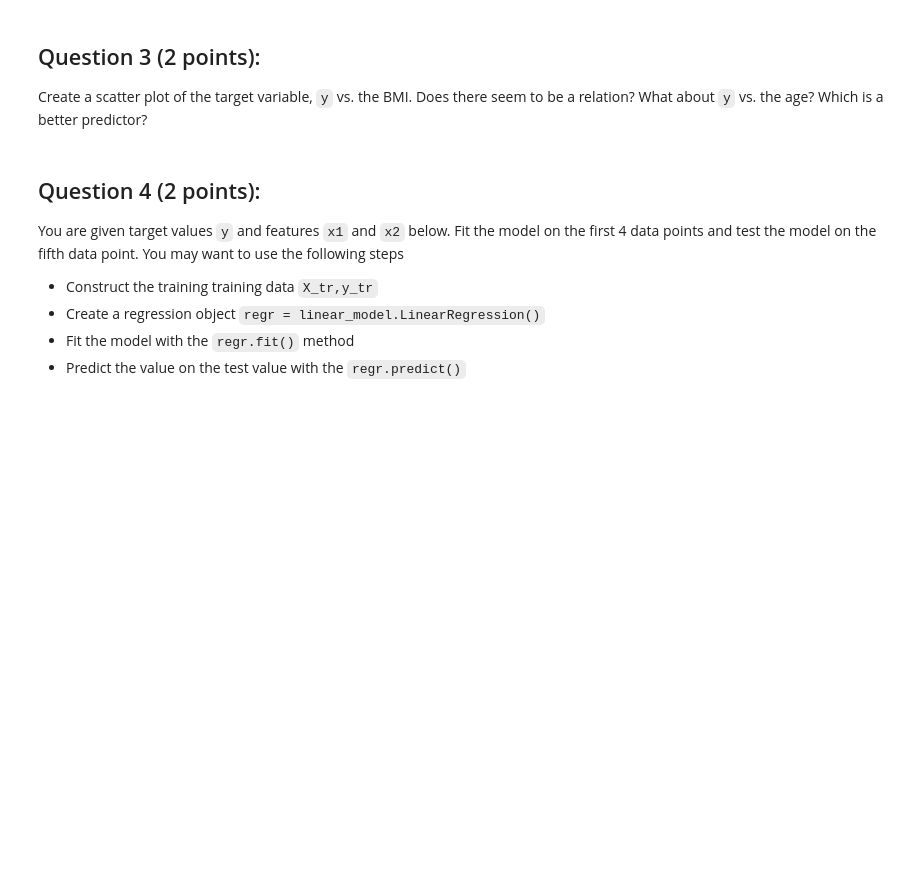
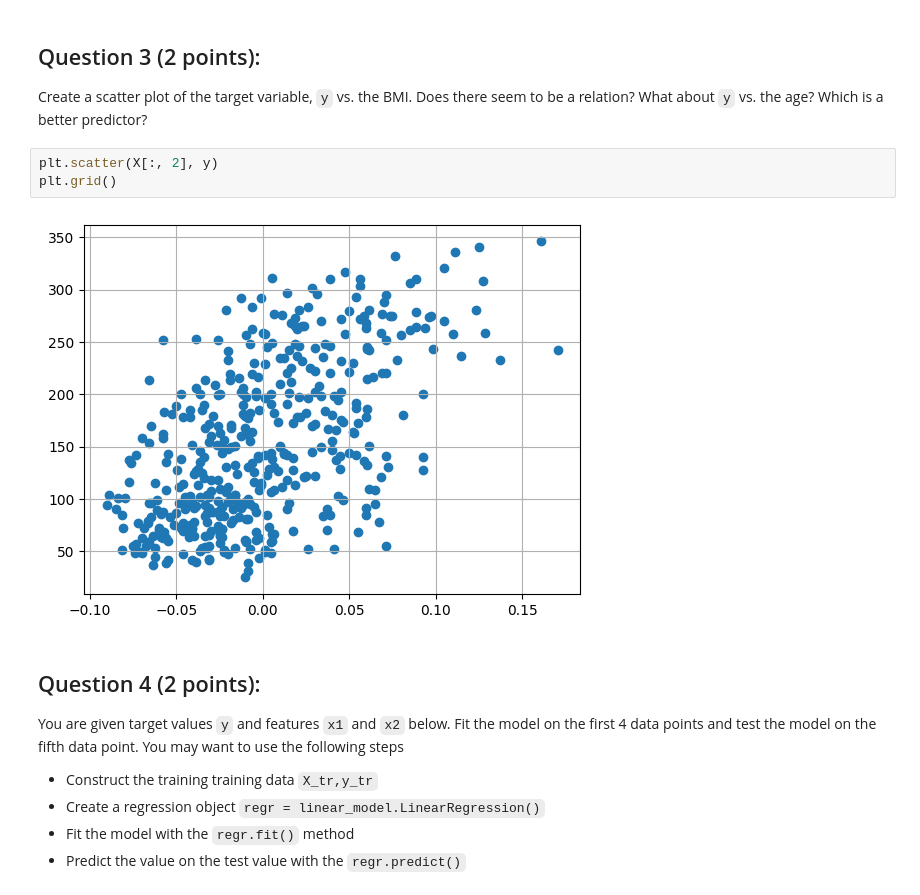
Before and after one commit to omariio1000/CS445, a Jupyter notebook: HW1.ipynb, the cells around one changed output. Cells and saved outputs as stored; diff of their text form; blank space fills up the shorter version.

```diff
--- a/HW1.ipynb
+++ b/HW1.ipynb
@@ -68,6 +77,11 @@ Print the attributes S1-S3 for subjects 10-15
 # %% [markdown]
 ## Question 3 (2 points):
 Create a scatter plot of the target variable, `y` vs. the BMI.  Does there seem to be a relation?  What about `y` vs. the age?  Which is a better predictor?
+# %%
+plt.scatter(X[:, 2], y)
+plt.grid()
+# %% [output]
+[figure, added]
 # %% [markdown]
 ## Question 4 (2 points):
 
```
Also changed, not shown: parts of 4 cells of this notebook, 1 other file.
